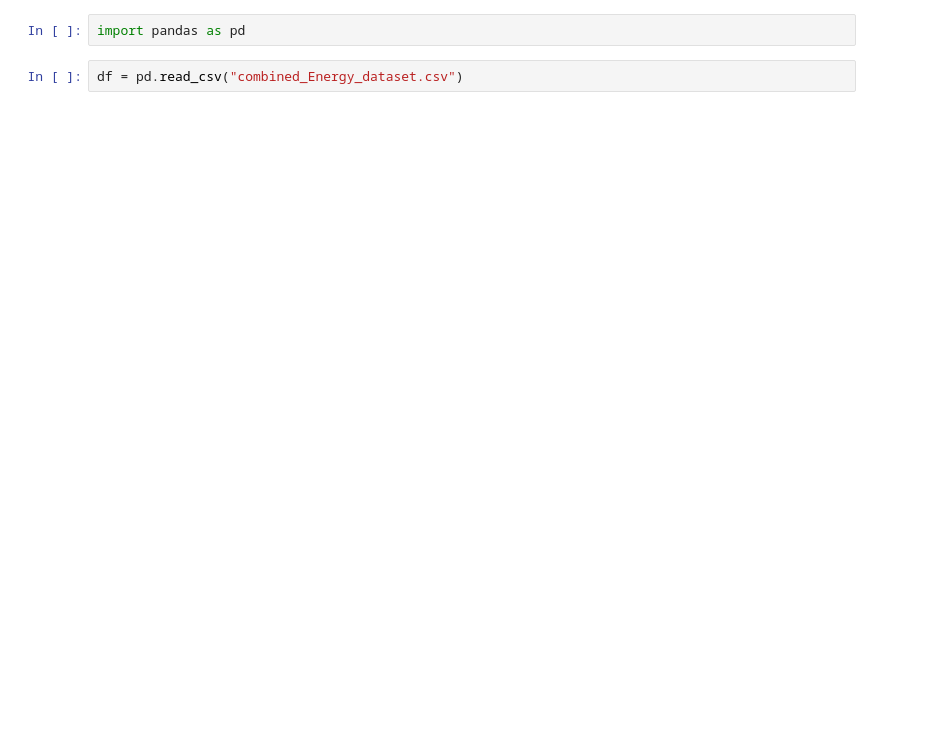
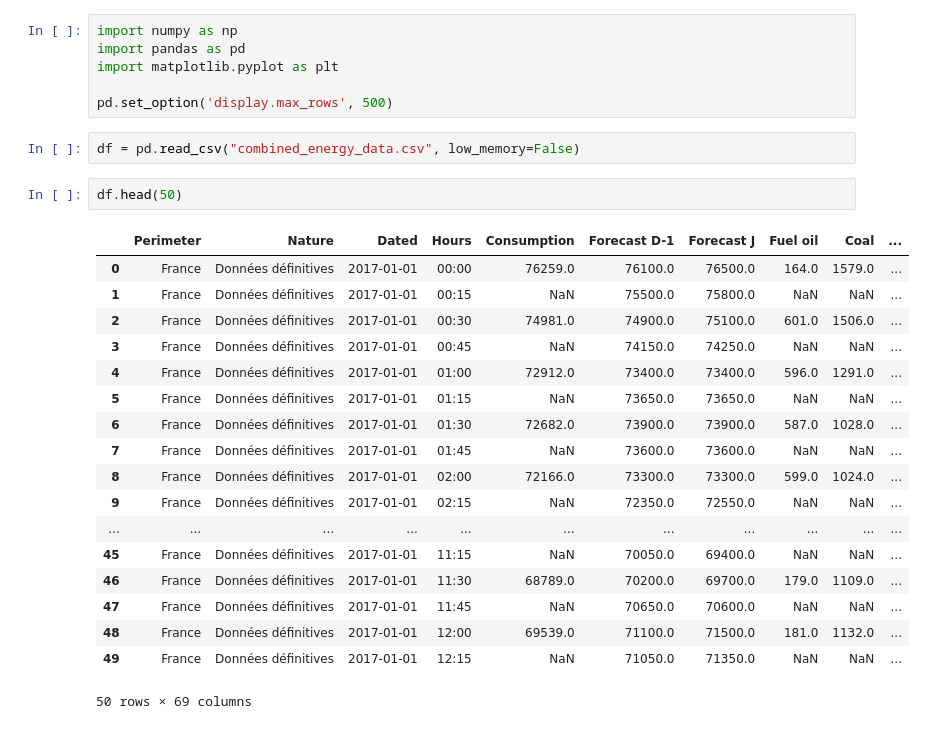
Before and after one commit to wesley34/ai4impactProject2, a Jupyter notebook: tony.ipynb, the cells around one changed output. Cells and saved outputs as stored; diff of their text form; blank space fills up the shorter version.

```diff
--- a/tony.ipynb
+++ b/tony.ipynb
@@ -1,4 +1,29 @@
-# %%
-import pandas as pd
+# %%
+import numpy as np
+import pandas as pd
+import matplotlib.pyplot as plt
+
+pd.set_option('display.max_rows', 500)
 # %%
-df = pd.read_csv("combined_Energy_dataset.csv")
+df = pd.read_csv("combined_energy_data.csv", low_memory=False)
+# %%
+df.head(50)
+# %% [output]
+|  | Perimeter | Nature | Dated | Hours | Consumption | Forecast D-1 | Forecast J | Fuel oil | Coal | ... |
+| 0 | France | Données définitives | 2017-01-01 | 00:00 | 76259.0 | 76100.0 | 76500.0 | 164.0 | 1579.0 | ... |
+| 1 | France | Données définitives | 2017-01-01 | 00:15 | NaN | 75500.0 | 75800.0 | NaN | NaN | ... |
+| 2 | France | Données définitives | 2017-01-01 | 00:30 | 74981.0 | 74900.0 | 75100.0 | 601.0 | 1506.0 | ... |
+| 3 | France | Données définitives | 2017-01-01 | 00:45 | NaN | 74150.0 | 74250.0 | NaN | NaN | ... |
+| 4 | France | Données définitives | 2017-01-01 | 01:00 | 72912.0 | 73400.0 | 73400.0 | 596.0 | 1291.0 | ... |
+| 5 | France | Données définitives | 2017-01-01 | 01:15 | NaN | 73650.0 | 73650.0 | NaN | NaN | ... |
+| 6 | France | Données définitives | 2017-01-01 | 01:30 | 72682.0 | 73900.0 | 73900.0 | 587.0 | 1028.0 | ... |
+| 7 | France | Données définitives | 2017-01-01 | 01:45 | NaN | 73600.0 | 73600.0 | NaN | NaN | ... |
+| 8 | France | Données définitives | 2017-01-01 | 02:00 | 72166.0 | 73300.0 | 73300.0 | 599.0 | 1024.0 | ... |
+| 9 | France | Données définitives | 2017-01-01 | 02:15 | NaN | 72350.0 | 72550.0 | NaN | NaN | ... |
+| ... | ... | ... | ... | ... | ... | ... | ... | ... | ... | ... |
+| 45 | France | Données définitives | 2017-01-01 | 11:15 | NaN | 70050.0 | 69400.0 | NaN | NaN | ... |
+| 46 | France | Données définitives | 2017-01-01 | 11:30 | 68789.0 | 70200.0 | 69700.0 | 179.0 | 1109.0 | ... |
+| 47 | France | Données définitives | 2017-01-01 | 11:45 | NaN | 70650.0 | 70600.0 | NaN | NaN | ... |
+| 48 | France | Données définitives | 2017-01-01 | 12:00 | 69539.0 | 71100.0 | 71500.0 | 181.0 | 1132.0 | ... |
+| 49 | France | Données définitives | 2017-01-01 | 12:15 | NaN | 71050.0 | 71350.0 | NaN | NaN | ... |
+50 rows × 69 columns
```
Also changed, not shown: parts of 9 cells of this notebook.
